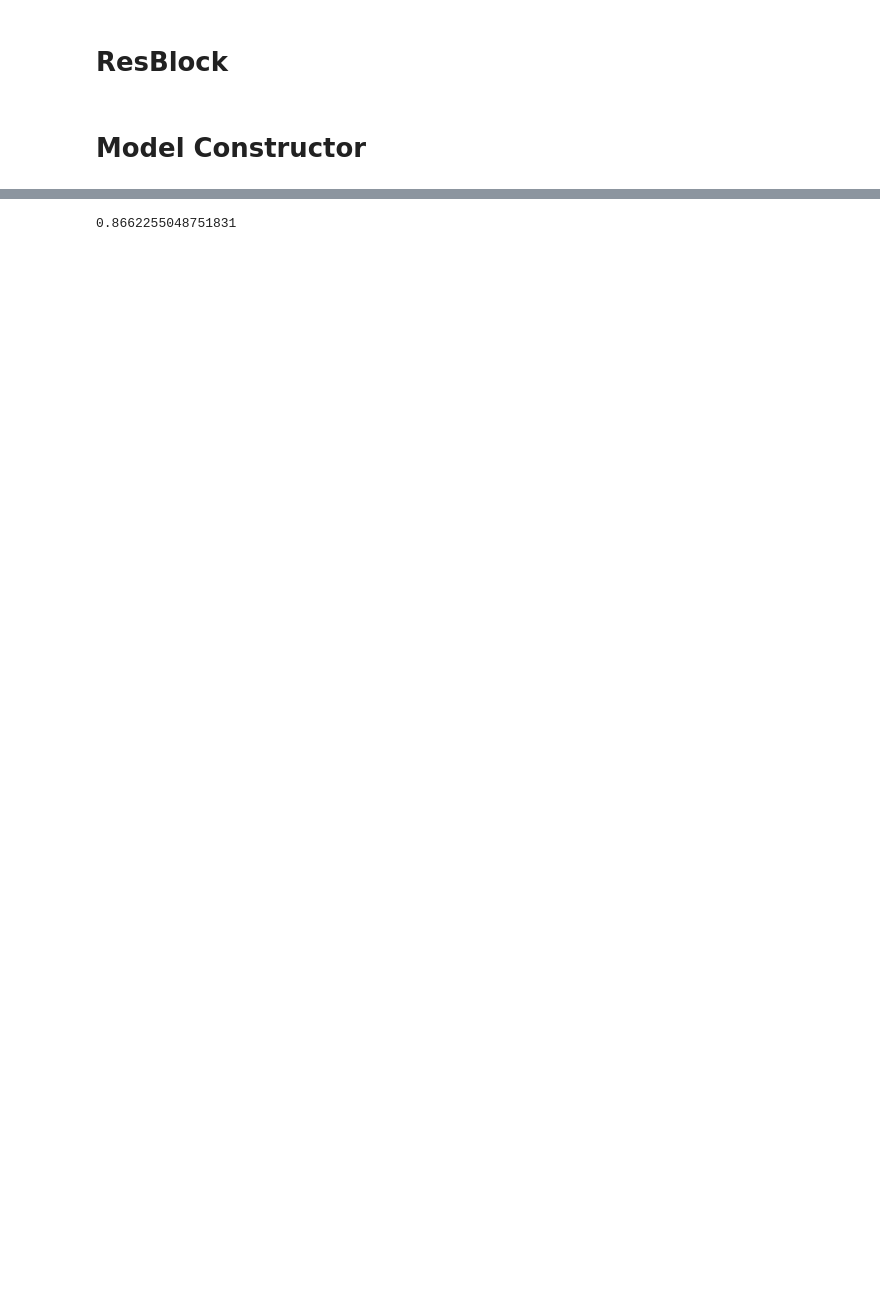
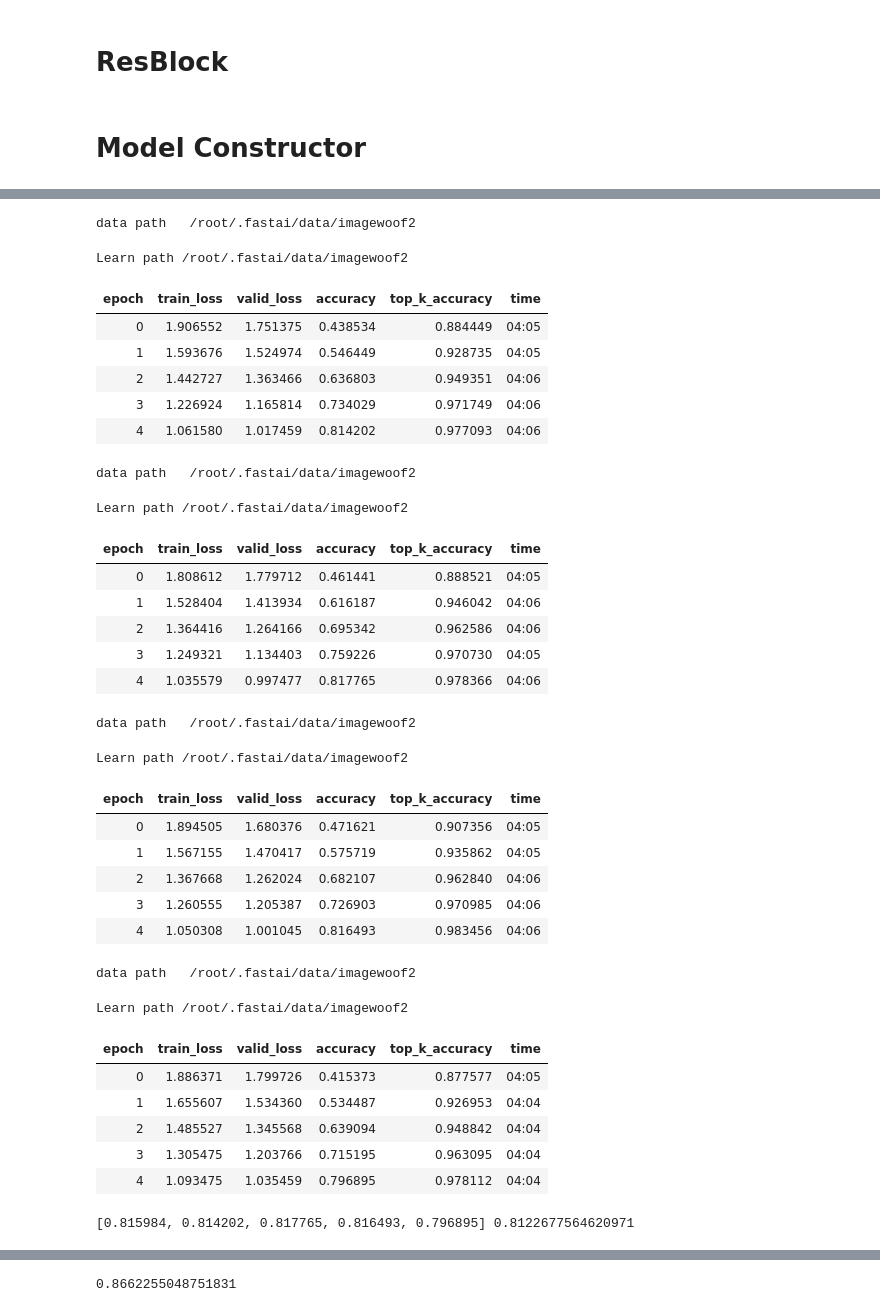
Before and after one commit to BoaEi/imagenette_experiments, a Jupyter notebook: Woof_ResNet_separable.ipynb, the cells around one changed output, grey strips where cells are left out. Cells and saved outputs as stored; diff of their text form; code cells hidden in the pictures; blank space fills up the shorter version.

```diff
--- a/Woof_ResNet_separable.ipynb
+++ b/Woof_ResNet_separable.ipynb
@@ -84,0 +171,43 @@ res = []
+# %%
+# depthwise also for stem [3,32,64,64]
+epochs = [5]*5
+for e in epochs:
+    mixup=0 if e<=20 else 0.2
+    learn = get_learn(model=model, size=128, bs=16, mixup=mixup)
+    learn.fit_fc(e, lr=4e-3, moms=(0.95,0.95), start_pct=0.72)
+    res += [learn.recorder.metrics[-1][0].item()]
+print([round(x, 6) for x in res], sum(res)/len(res))
+# %% [output]
+data path   /root/.fastai/data/imagewoof2
+Learn path /root/.fastai/data/imagewoof2
+| epoch | train_loss | valid_loss | accuracy | top_k_accuracy | time |
+| 0 | 1.906552 | 1.751375 | 0.438534 | 0.884449 | 04:05 |
+| 1 | 1.593676 | 1.524974 | 0.546449 | 0.928735 | 04:05 |
+| 2 | 1.442727 | 1.363466 | 0.636803 | 0.949351 | 04:06 |
+| 3 | 1.226924 | 1.165814 | 0.734029 | 0.971749 | 04:06 |
+| 4 | 1.061580 | 1.017459 | 0.814202 | 0.977093 | 04:06 |
+data path   /root/.fastai/data/imagewoof2
+Learn path /root/.fastai/data/imagewoof2
+| epoch | train_loss | valid_loss | accuracy | top_k_accuracy | time |
+| 0 | 1.808612 | 1.779712 | 0.461441 | 0.888521 | 04:05 |
+| 1 | 1.528404 | 1.413934 | 0.616187 | 0.946042 | 04:06 |
+| 2 | 1.364416 | 1.264166 | 0.695342 | 0.962586 | 04:06 |
+| 3 | 1.249321 | 1.134403 | 0.759226 | 0.970730 | 04:05 |
+| 4 | 1.035579 | 0.997477 | 0.817765 | 0.978366 | 04:06 |
+data path   /root/.fastai/data/imagewoof2
+Learn path /root/.fastai/data/imagewoof2
+| epoch | train_loss | valid_loss | accuracy | top_k_accuracy | time |
+| 0 | 1.894505 | 1.680376 | 0.471621 | 0.907356 | 04:05 |
+| 1 | 1.567155 | 1.470417 | 0.575719 | 0.935862 | 04:05 |
+| 2 | 1.367668 | 1.262024 | 0.682107 | 0.962840 | 04:06 |
+| 3 | 1.260555 | 1.205387 | 0.726903 | 0.970985 | 04:06 |
+| 4 | 1.050308 | 1.001045 | 0.816493 | 0.983456 | 04:06 |
+data path   /root/.fastai/data/imagewoof2
+Learn path /root/.fastai/data/imagewoof2
+| epoch | train_loss | valid_loss | accuracy | top_k_accuracy | time |
+| 0 | 1.886371 | 1.799726 | 0.415373 | 0.877577 | 04:05 |
+| 1 | 1.655607 | 1.534360 | 0.534487 | 0.926953 | 04:04 |
+| 2 | 1.485527 | 1.345568 | 0.639094 | 0.948842 | 04:04 |
+| 3 | 1.305475 | 1.203766 | 0.715195 | 0.963095 | 04:04 |
+| 4 | 1.093475 | 1.035459 | 0.796895 | 0.978112 | 04:04 |
+[0.815984, 0.814202, 0.817765, 0.816493, 0.796895] 0.8122677564620971
```
Also changed, not shown: parts of 18 cells of this notebook.
